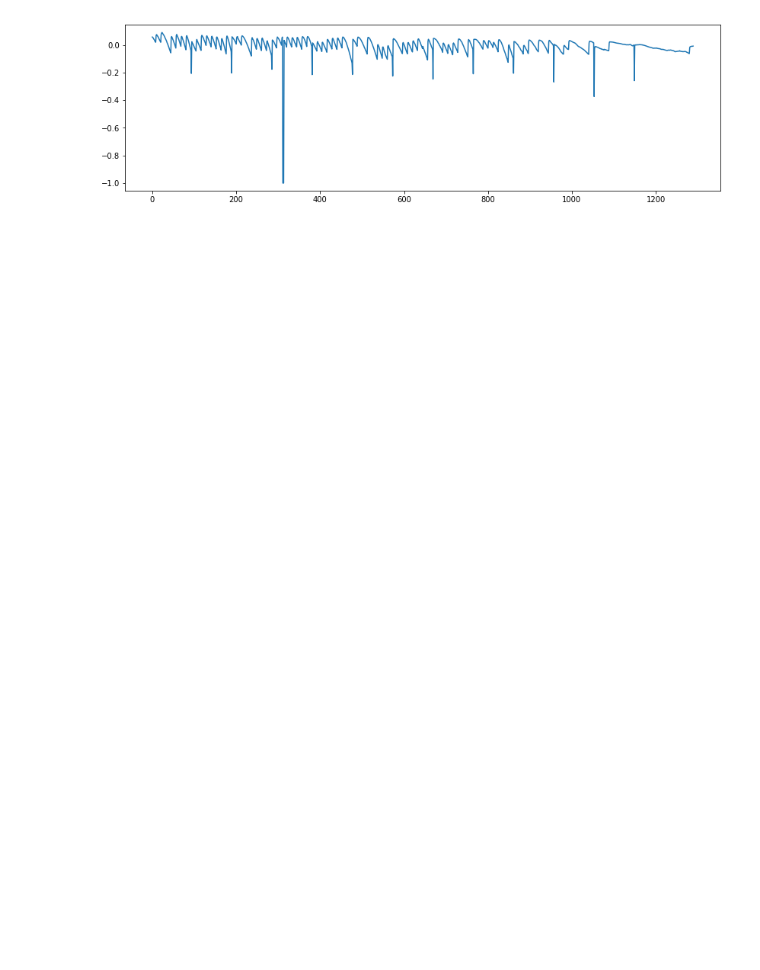
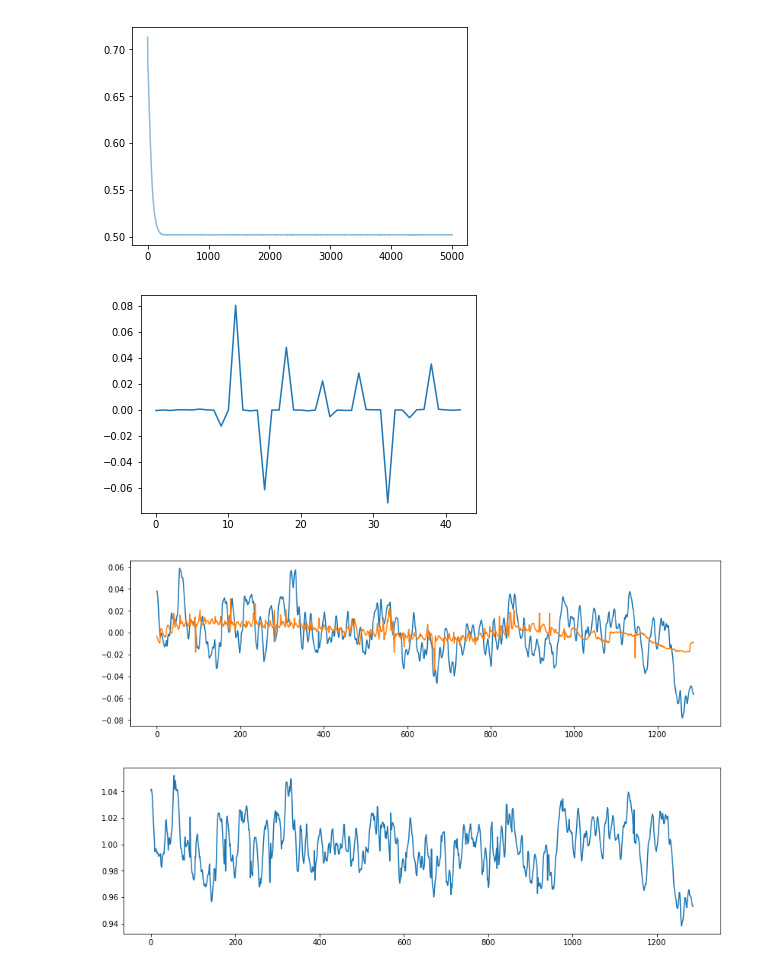
Before and after one commit to rodluger/L1, a Jupyter notebook: c9-test.ipynb, the cells around one changed output. Drawn from its saved outputs; the diff is of its cells as text; code cells hidden in the pictures; blank space fills up the shorter version.

```diff
--- a/c9-test.ipynb
+++ b/c9-test.ipynb
@@ -59,3 +126,5 @@ lcs = np.empty((nstar-1, len(flux)), dtype=np.float32)
 for star in range(nstar-1):
     lcs[star] = np.sum(flux[:, labels == star+1], axis=1)
 lcs = lcs / np.median(lcs, axis=-1)[:, None] - 1
+for i, lc in enumerate(lcs):
+    lcs[i] = InterpolateOverOutliers(lcs[i], 2)
@@ -70,8 +131,64 @@ pl.ylim(240, 229)
-# %%
-target = flux[:, 157:164, 229:241]
-target_lc = np.nansum(target, axis=(1, 2))
-target_lc = target_lc / np.nanmedian(target_lc) - 1
-fig = pl.figure(figsize=(14, 4))
-pl.plot(target_lc);
-# %% [output]
-[figure, removed]
+# %%
+# Tensorflow magic
+T = tf.float32
+np.random.seed(42)
+
+session = tf.get_default_session()
+if session is None:
+    session = tf.InteractiveSession()
+
+y = tf.constant(target_lc, dtype=T)
+X = tf.constant(lcs.T, dtype=T)
+
+A0 = X.eval()
+w0 = np.linalg.solve(np.dot(A0.T, A0), np.dot(A0.T, y.eval()))
+
+lam = tf.constant(1e-1, dtype=T)
+w = tf.Variable(w0, dtype=T)
+
+mod = tf.squeeze(tf.matmul(X, w[:, None]))
+loss0 = tf.reduce_sum((y - mod)**2)
+loss1 = lam * tf.reduce_sum(tf.abs(w))
+loss = loss0 + loss1
+
+opt = tf.train.AdamOptimizer(1e-3).minimize(loss)
+
+XTX = tf.matmul(X, X, transpose_a=True)
+XTy = tf.matmul(X, y[:, None], transpose_a=True)
+bk = tf.reduce_sum(tf.abs(w))
+wk = tf.squeeze(tf.linalg.solve(XTX + lam/bk * tf.eye(lcs.shape[0]), XTy))
+opt_ze = tf.assign(w, wk)
+
+init = tf.global_variables_initializer()
+session.run(init)
+
+# Fancy losses
+losses_fancy = np.empty(5000)
+for i in range(len(losses_fancy)):
+    if i < 10:
+        session.run(opt_ze)
+    else:
+        session.run(opt)
+    losses_fancy[i] = loss.eval()
+
+# Show losses
+pl.plot(losses_fancy, alpha=0.5)
+#pl.yscale("log")
+
+# Show weights
+fig = pl.figure()
+pl.plot(w.eval());
+
+# Show model and data
+fig = pl.figure(figsize=(14, 4))
+pl.plot(y.eval());
+pl.plot(mod.eval());
+
+# Show de-trended
+fig = pl.figure(figsize=(14, 4))
+pl.plot(1 + y.eval() - mod.eval());
+# %% [output]
+[figure, added]
+[figure, added]
+[figure, added]
+[figure, added]
```
Also changed, not shown: parts of 8 cells of this notebook.
